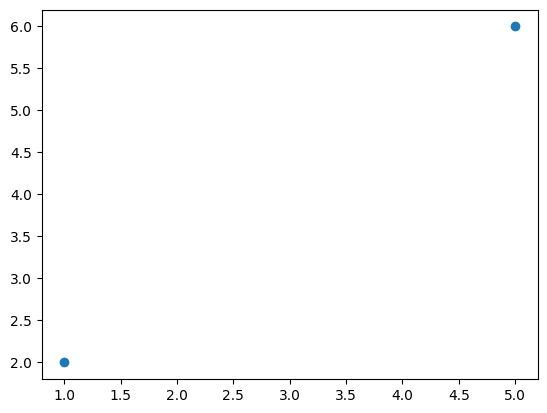
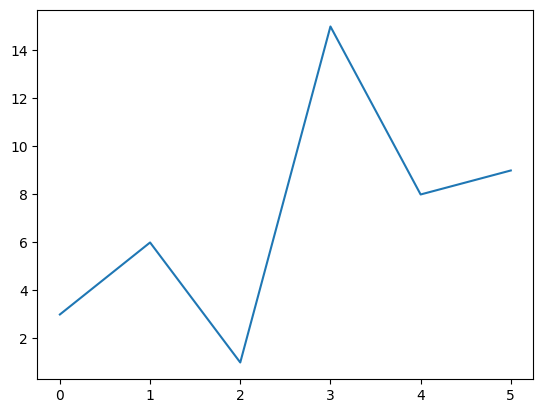
The change to this notebook cell's code, shown as a diff; its figure went from the first image to the second:
--- before
+++ after
@@ -1,5 +1,5 @@
 import matplotlib.pyplot as plt
-xpoints=[1,5]
-ypoints=[2,6]
-plt.plot(xpoints,ypoints,'o')
+xpoints=[1,2,4,8]
+ypoints=[3,6,1,15,8,9]#x goes in acending order
+plt.plot(ypoints)
 plt.show()

Commit: Created using Colab